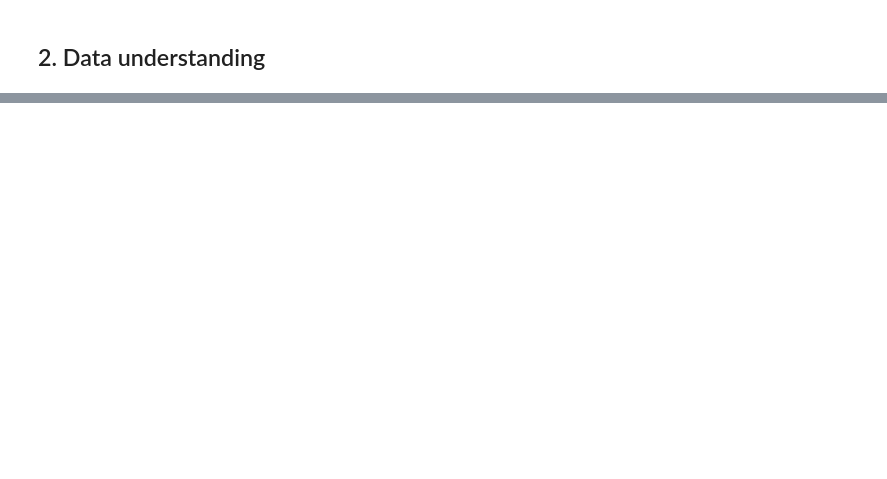
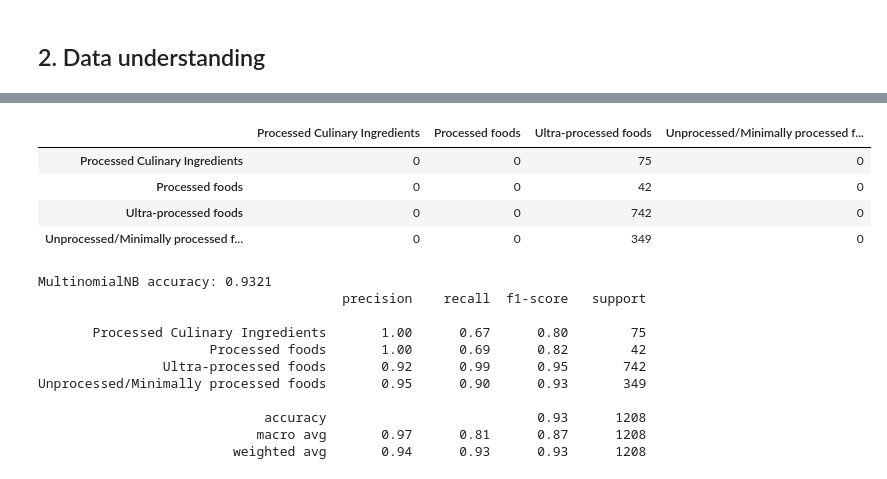
Before and after one commit to lynnshylynn-code/price-check-ke, a Jupyter notebook: notebooks/supermarket_listings_crisp_dm.ipynb, the cells around one changed output, grey strips where cells are left out. Cells and saved outputs as stored; diff of their text form; code cells hidden in the pictures; blank space fills up the shorter version.

Commit message:
Complete listings CRISP-DM models and evaluation

```diff
--- a/notebooks/supermarket_listings_crisp_dm.ipynb
+++ b/notebooks/supermarket_listings_crisp_dm.ipynb
@@ -305,0 +142,64 @@ The FastAPI listing endpoints expose snapshot date, source metadata, and caveats
+# %%
+
+from pathlib import Path
+from sklearn.base import clone
+import joblib
+
+APHRC = ROOT / 'backend/data/listings/private/APHRC_supermarket_item_catalogue_and_dictionary.xlsx'
+OUTPUT = ROOT / 'notebooks/output'
+OUTPUT.mkdir(parents=True, exist_ok=True)
+trained_models = {}
+if not APHRC.exists():
+    print('Skipped APHRC classification: optional workbook not present.')
+else:
+    catalogue = pd.read_excel(APHRC, sheet_name='unique_items')
+    catalogue['description'] = catalogue.description.fillna('').astype(str)
+    catalogue['_group'] = (catalogue.description.str.casefold()
+                           .str.replace(r'[^a-z0-9]+',' ',regex=True).str.strip())
+    for target in ['food_group','nova']:
+        train_data=catalogue[catalogue[target].notna() & catalogue._group.ne('')].copy()
+        y=train_data[target].astype(str)
+        splitter=GroupShuffleSplit(n_splits=1,test_size=.2,random_state=42)
+        tr,te=next(splitter.split(train_data.description,y,groups=train_data._group))
+        estimators={
+            'Dummy majority':DummyClassifier(strategy='most_frequent'),
+            'MultinomialNB':make_pipeline(TfidfVectorizer(ngram_range=(1,2),min_df=2),MultinomialNB()),
+            'DecisionTree':make_pipeline(TfidfVectorizer(ngram_range=(1,2),min_df=2),DecisionTreeClassifier(max_depth=30,random_state=42)),
+        }
+        print('\nTARGET:',target,'| grouped train:',len(tr),'| grouped holdout:',len(te),'| classes:',y.nunique())
+        for name, estimator in estimators.items():
+            estimator.fit(train_data.description.iloc[tr],y.iloc[tr])
+            pred=estimator.predict(train_data.description.iloc[te])
+            print(name,'accuracy:',round(accuracy_score(y.iloc[te],pred),4))
+            print(classification_report(y.iloc[te],pred,zero_division=0))
+            labels=sorted(y.unique())
+            display(pd.DataFrame(confusion_matrix(y.iloc[te],pred,labels=labels),index=labels,columns=labels))
+        final_model=clone(estimators['MultinomialNB'])
+        final_model.fit(train_data.description,y)
+        trained_models[target]=final_model
+        joblib.dump(final_model,OUTPUT/f'{target}_model.joblib')
+        print('Saved artifact:',f'notebooks/output/{target}_model.joblib')
+    if trained_models:
+        predictions=df[['supermarket','item_name']].copy()
+        for target,model in trained_models.items():
+            predictions[target+'_prediction']=model.predict(df.item_name.fillna('').astype(str))
+            print('Retail listing predicted distribution:',target)
+            display(predictions.groupby(['supermarket',target+'_prediction']).size().unstack(fill_value=0))
+        predictions.to_csv(OUTPUT/'retailer_category_predictions.csv',index=False)
+        print('Saved artifact: notebooks/output/retailer_category_predictions.csv')
+        category_labels_path=ROOT/'backend/data/labels/category_sample.csv'
+        labels_df=pd.read_csv(category_labels_path) if category_labels_path.exists() else pd.DataFrame()
+        reviewed=labels_df[labels_df.label.fillna('').astype(str).str.strip().ne('')] if not labels_df.empty else labels_df
+        if reviewed.empty:
+            print('labels not reviewed yet: edit backend/data/labels/category_sample.csv')
+        else:
+            pred_map=dict(zip(df.id if 'id' in df else [x.id for x in listings],predictions.food_group_prediction))
+            y_true=reviewed.set_index('id').label.astype(str)
+            y_pred=pd.Series(pred_map).reindex(y_true.index)
+            valid=y_pred.notna()
+            if valid.any():
+                print('Reviewed retailer labels:',int(valid.sum()),'| domain shift: APHRC till-style wording vs retailer names.')
+                print(classification_report(y_true[valid],y_pred[valid],zero_division=0))
+if not trained_models:
+    print('No APHRC model artifacts produced.')
+# %% [output]
@@ -305,0 +322,16 @@ The FastAPI listing endpoints expose snapshot date, source metadata, and caveats
+|  | Processed Culinary Ingredients | Processed foods | Ultra-processed foods | Unprocessed/Minimally processed f... |
+| Processed Culinary Ingredients | 0 | 0 | 75 | 0 |
+| Processed foods | 0 | 0 | 42 | 0 |
+| Ultra-processed foods | 0 | 0 | 742 | 0 |
+| Unprocessed/Minimally processed f... | 0 | 0 | 349 | 0 |
+MultinomialNB accuracy: 0.9321
+                                       precision    recall  f1-score   support
+
+       Processed Culinary Ingredients       1.00      0.67      0.80        75
+                      Processed foods       1.00      0.69      0.82        42
+                Ultra-processed foods       0.92      0.99      0.95       742
+Unprocessed/Minimally processed foods       0.95      0.90      0.93       349
+
+                             accuracy                           0.93      1208
+                            macro avg       0.97      0.81      0.87      1208
+                         weighted avg       0.94      0.93      0.93      1208
```
Also changed, not shown: parts of 20 cells of this notebook, 4 other files.
